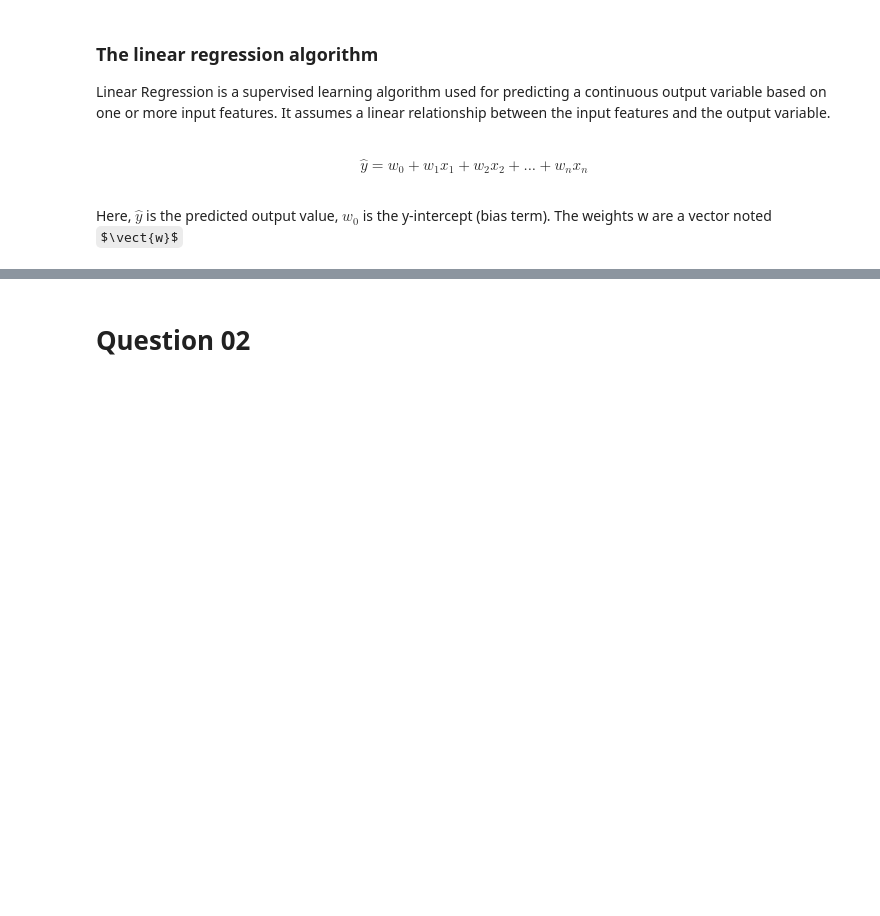
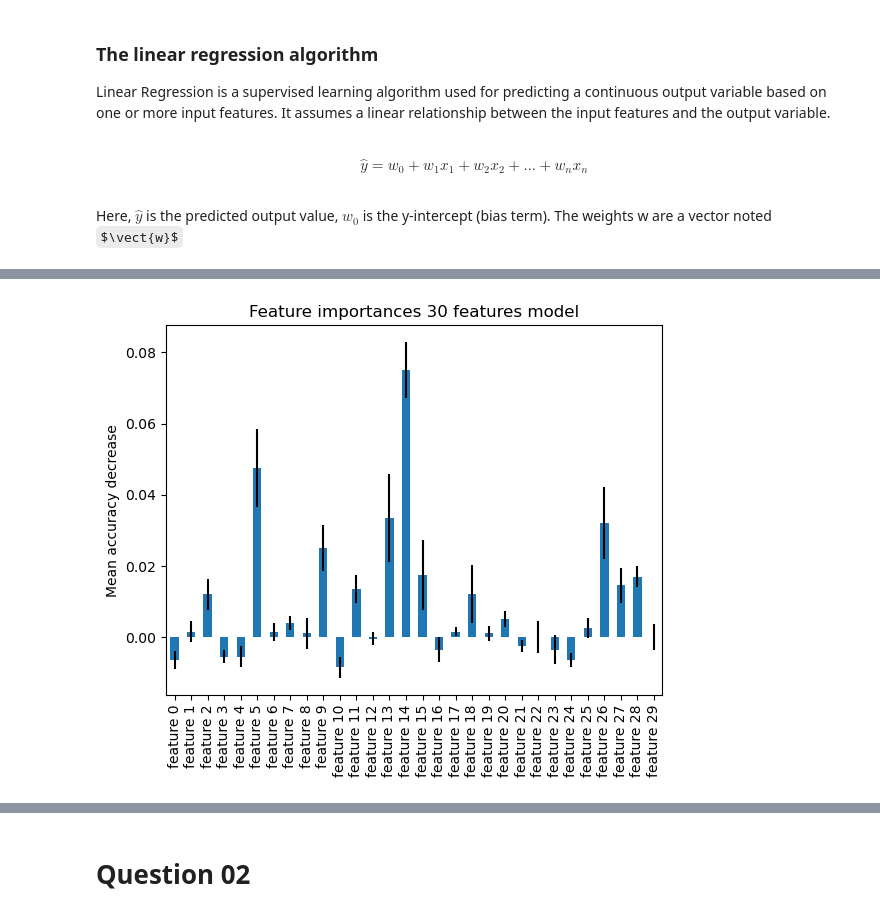
Before and after one commit to whalit/SFML-Project, a Jupyter notebook: Project.ipynb, the cells around one changed output, grey strips where cells are left out. Saved outputs shown, nothing was run; the diff lists cells and outputs as text; code cells hidden in the pictures; some formulas as TeX source; blank space fills up the shorter version.

```diff
--- a/Project.ipynb
+++ b/Project.ipynb
@@ -156,0 +331,7 @@ df_trimmed.to_csv('s_y_trimmed.csv', index=False)
+# %%
+forest_importances_3.plot.bar(yerr= result_3.importances_std)
+plt.title("Feature importances 30 features model")
+plt.ylabel("Mean accuracy decrease")
+plt.show()
+# %% [output]
+[figure, added]
```
Also changed, not shown: parts of 39 cells of this notebook, 2 other files.
